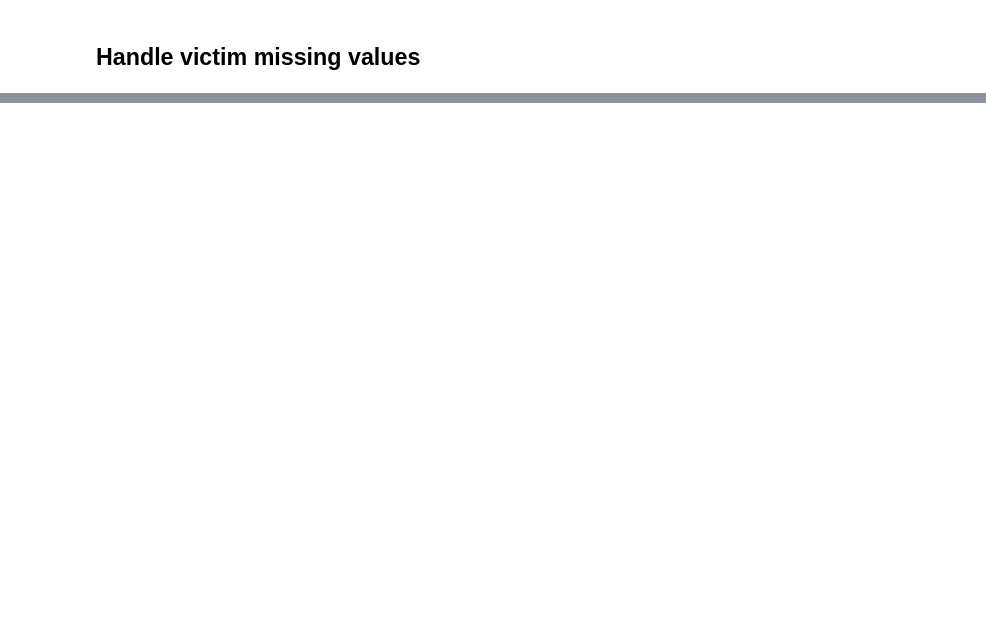
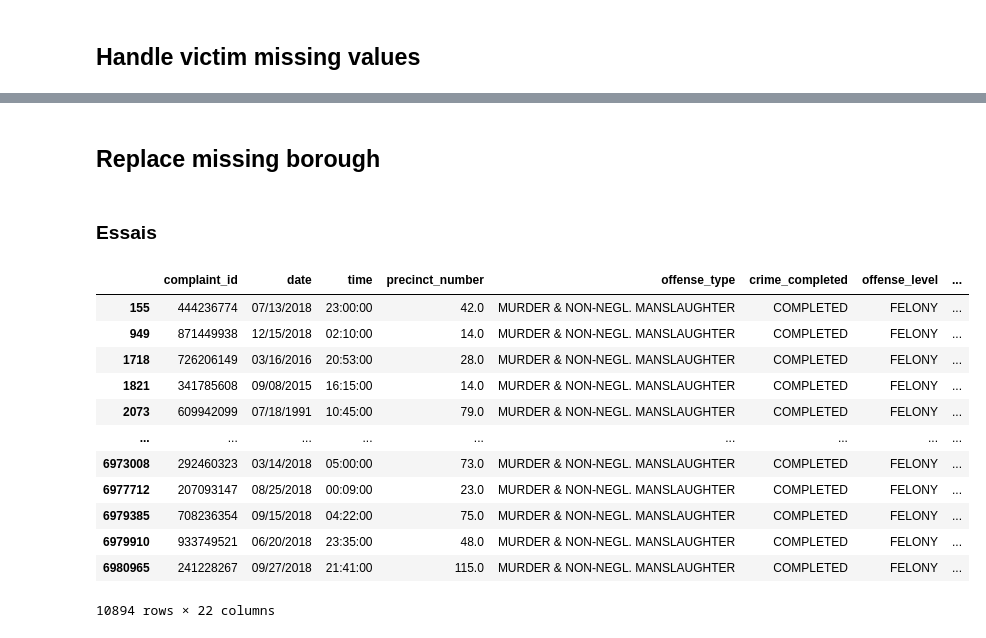
Before and after one commit to candiesforlife/minority_report, a Jupyter notebook: notebooks/cam_cleanning_nan.ipynb, the cells around one changed output, grey strips where cells are left out. Saved outputs shown, nothing was run; the diff lists cells and outputs as text; code cells hidden in the pictures; blank space fills up the shorter version.

Commit message:
def missing victim done

```diff
--- a/notebooks/cam_cleanning_nan.ipynb
+++ b/notebooks/cam_cleanning_nan.ipynb
@@ -193,2 +135,10 @@ dtype: int64
+# %%
+def removing_date_before_2007(df):
+        '''
+        Remove any dates before 2007 & values not corresponding to our US date format month/day/year, returns pd.series
+        '''
+        rg_expression = r'(1[0-2]|0?[1-9])\/(3[01]|[12][0-9]|0?[1-9])\/20([1-2][0-9]|[0-2][7-9])'
+        boolean_values = df['date'].str.match(rg_expression)
+        return df[boolean_values]
 # %% [markdown]
 ## Handle victim missing values
@@ -198,0 +147,6 @@ TypeError: '<' not supported between instances of 'str' and 'float'
+# %%
+df= drop_miss(df)
+# %%
+df = removing_date_before_2007(df)
+# %%
+df = miss_lon_lat(df)
@@ -198,0 +234,20 @@ TypeError: '<' not supported between instances of 'str' and 'float'
+# %% [markdown]
+## Replace missing borough
+# %% [markdown]
+### Essais
+# %%
+df[df['borough'] != df['borough']]
+# %% [output]
+|  | complaint_id | date | time | precinct_number | offense_type | crime_completed | offense_level | ... |
+| 155 | 444236774 | 07/13/2018 | 23:00:00 | 42.0 | MURDER & NON-NEGL. MANSLAUGHTER | COMPLETED | FELONY | ... |
+| 949 | 871449938 | 12/15/2018 | 02:10:00 | 14.0 | MURDER & NON-NEGL. MANSLAUGHTER | COMPLETED | FELONY | ... |
+| 1718 | 726206149 | 03/16/2016 | 20:53:00 | 28.0 | MURDER & NON-NEGL. MANSLAUGHTER | COMPLETED | FELONY | ... |
+| 1821 | 341785608 | 09/08/2015 | 16:15:00 | 14.0 | MURDER & NON-NEGL. MANSLAUGHTER | COMPLETED | FELONY | ... |
+| 2073 | 609942099 | 07/18/1991 | 10:45:00 | 79.0 | MURDER & NON-NEGL. MANSLAUGHTER | COMPLETED | FELONY | ... |
+| ... | ... | ... | ... | ... | ... | ... | ... | ... |
+| 6973008 | 292460323 | 03/14/2018 | 05:00:00 | 73.0 | MURDER & NON-NEGL. MANSLAUGHTER | COMPLETED | FELONY | ... |
+| 6977712 | 207093147 | 08/25/2018 | 00:09:00 | 23.0 | MURDER & NON-NEGL. MANSLAUGHTER | COMPLETED | FELONY | ... |
+| 6979385 | 708236354 | 09/15/2018 | 04:22:00 | 75.0 | MURDER & NON-NEGL. MANSLAUGHTER | COMPLETED | FELONY | ... |
+| 6979910 | 933749521 | 06/20/2018 | 23:35:00 | 48.0 | MURDER & NON-NEGL. MANSLAUGHTER | COMPLETED | FELONY | ... |
+| 6980965 | 241228267 | 09/27/2018 | 21:41:00 | 115.0 | MURDER & NON-NEGL. MANSLAUGHTER | COMPLETED | FELONY | ... |
+10894 rows × 22 columns
```
Also changed, not shown: parts of 29 cells of this notebook.
